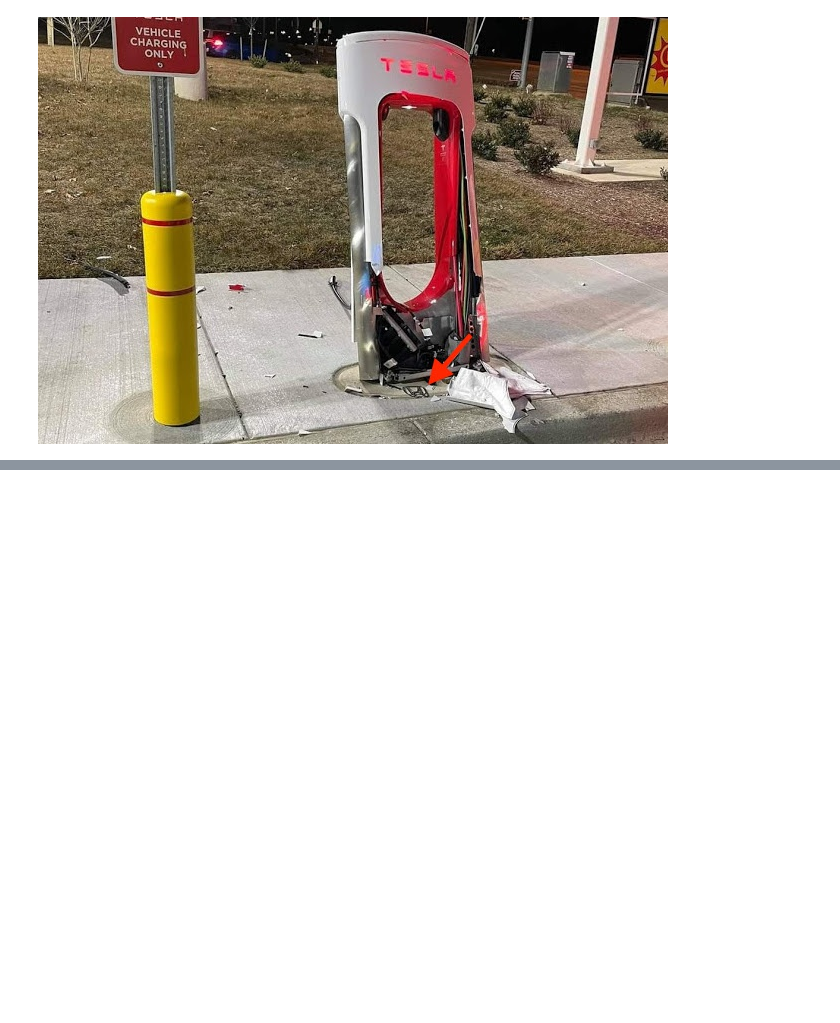
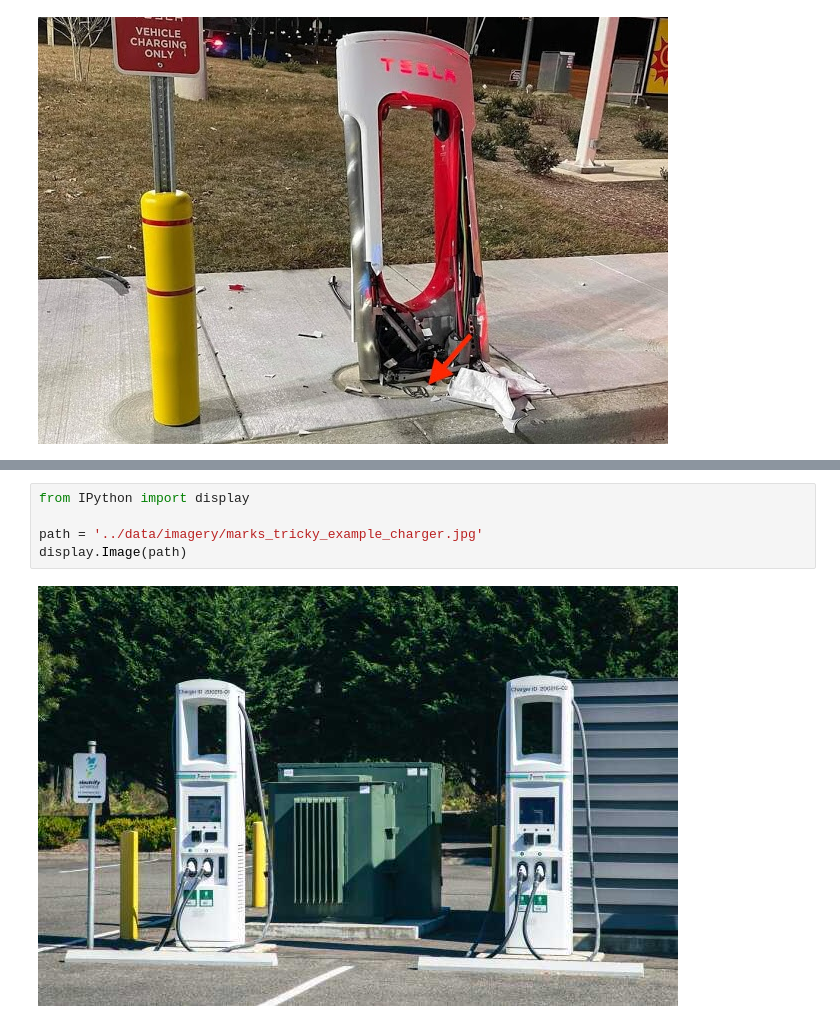
Before and after one commit to emigre459/evlens, a Jupyter notebook: notebooks/1.0-DWRM-GPTV_Testing.ipynb, the cells around one changed output, grey strips where cells are left out. Saved outputs shown, nothing was run; the diff lists cells and outputs as text; blank space fills up the shorter version.

Commit message:
Add tooling for local image analysis

```diff
--- a/notebooks/1.0-DWRM-GPTV_Testing.ipynb
+++ b/notebooks/1.0-DWRM-GPTV_Testing.ipynb
@@ -124,0 +129,7 @@ Wall time: 5.27 s
+# %%
+from IPython import display
+
+path = '../data/imagery/marks_tricky_example_charger.jpg'
+display.Image(path)
+# %% [output]
+[figure, added]
```
Also changed, not shown: parts of 4 cells of this notebook, 1 other file.
